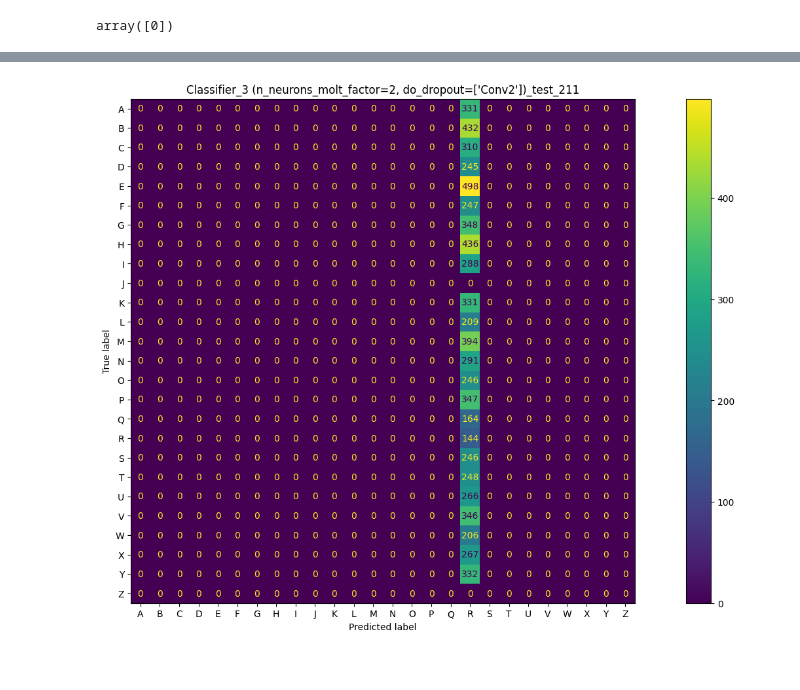
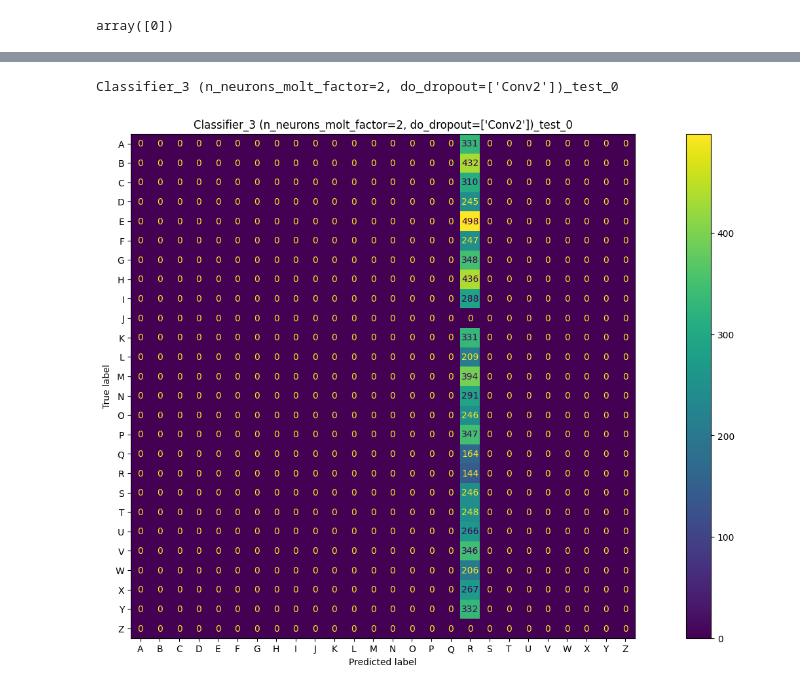
Before and after one commit to Lotto98/Sign-Language-MNIST, a Jupyter notebook: src/Classifier_3.ipynb, the cells around one changed output, grey strips where cells are left out. Saved outputs shown, nothing was run; the diff lists cells and outputs as text; code cells hidden in the pictures.

```diff
--- a/src/Classifier_3.ipynb
+++ b/src/Classifier_3.ipynb
@@ -113,5 +130,4 @@ for model in high_accuracy_architectures:
 # %%
-from NeuralNetwork import NeuralNetwork, torch
-
-NeuralNetwork.load_NN(all_results.iloc[7679], classifiers_dict, torch.device("cuda"), (28,28)).plot_confusion_matrix()
+best_model = NeuralNetwork.load_NN(all_results.iloc[7679], classifiers_dict, torch.device("cuda"), (28,28))
+best_model.explore_wrong_predictions()
 # %% [output]
@@ -160,6 +178,7 @@ test_times                0.078545
 train_times               79.38727
 Name: 0, dtype: object
 # %%
-NeuralNetwork.load_NN(all_results.iloc[211], classifiers_dict, torch.device("cuda"), (28,28)).plot_confusion_matrix()
+NeuralNetwork.load_NN(all_results.iloc[0], classifiers_dict, torch.device("cuda"), (28,28)).plot_confusion_matrix()
 # %% [output]
+Classifier_3 (n_neurons_molt_factor=2, do_dropout=['Conv2'])_test_0
-[figure, old version]
+[figure, new version]
```
Also changed, not shown: parts of 8 cells of this notebook, 4 other files.
